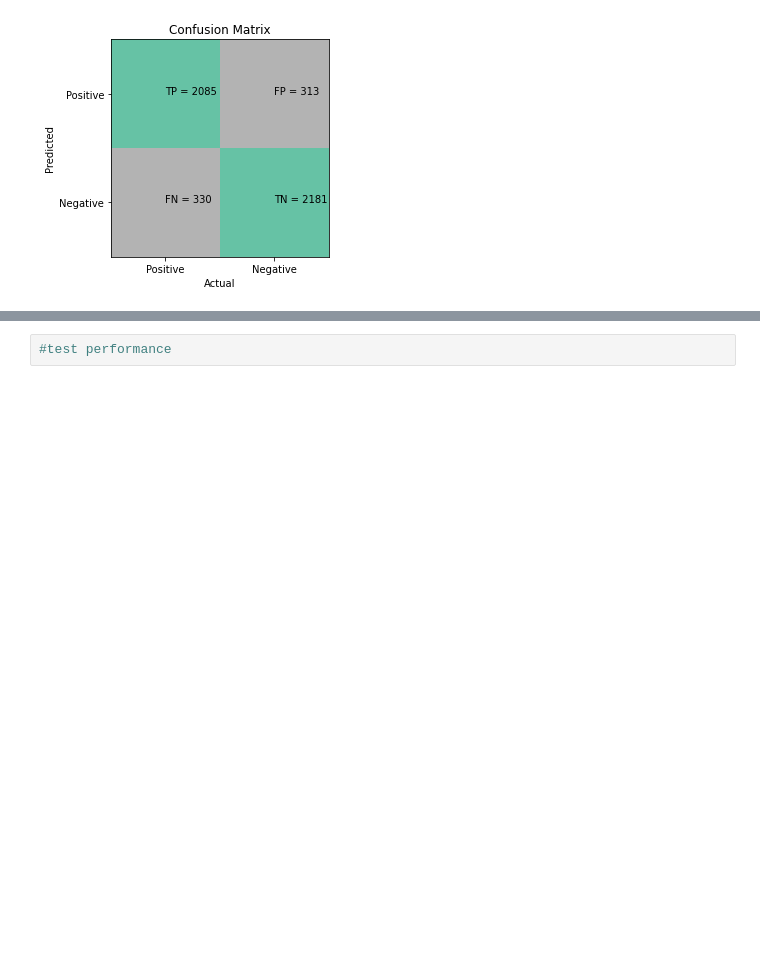
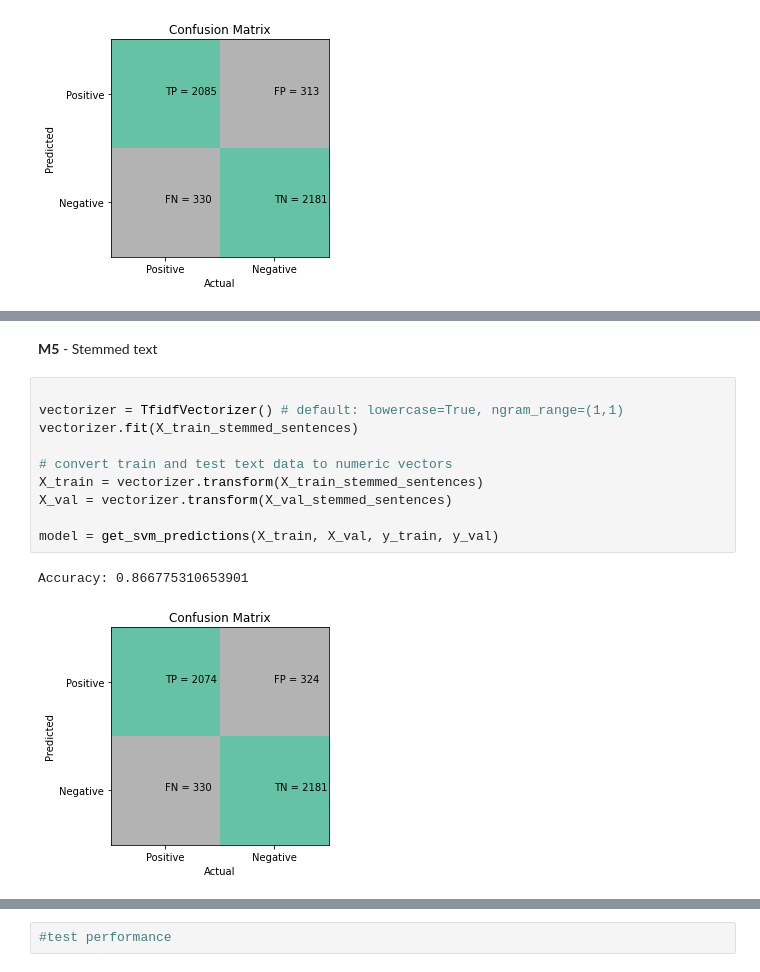
Before and after one commit to YazCodes/Sentiment-Analysis-Twitter, a Jupyter notebook: SentimentAnalysisTwitter.ipynb, the cells around one changed output, grey strips where cells are left out. Saved outputs shown, nothing was run; the diff lists cells and outputs as text; blank space fills up the shorter version.

```diff
--- a/SentimentAnalysisTwitter.ipynb
+++ b/SentimentAnalysisTwitter.ipynb
@@ -333,0 +389,15 @@ Accuracy: 0.8690160928906091
+# %% [markdown]
+**M5** - Stemmed text
+# %%
+
+vectorizer = TfidfVectorizer() # default: lowercase=True, ngram_range=(1,1)
+vectorizer.fit(X_train_stemmed_sentences)
+
+# convert train and test text data to numeric vectors
+X_train = vectorizer.transform(X_train_stemmed_sentences)
+X_val = vectorizer.transform(X_val_stemmed_sentences)
+
+model = get_svm_predictions(X_train, X_val, y_train, y_val)
+# %% [output]
+Accuracy: 0.866775310653901
+[figure, added]
```
Also changed, not shown: parts of 18 cells of this notebook.
